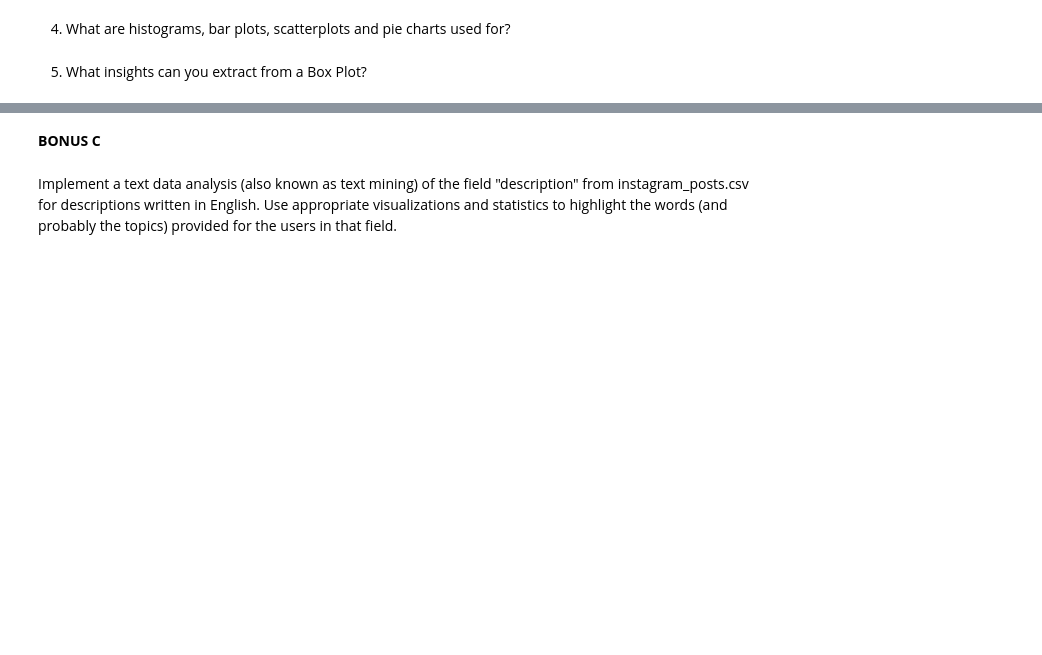
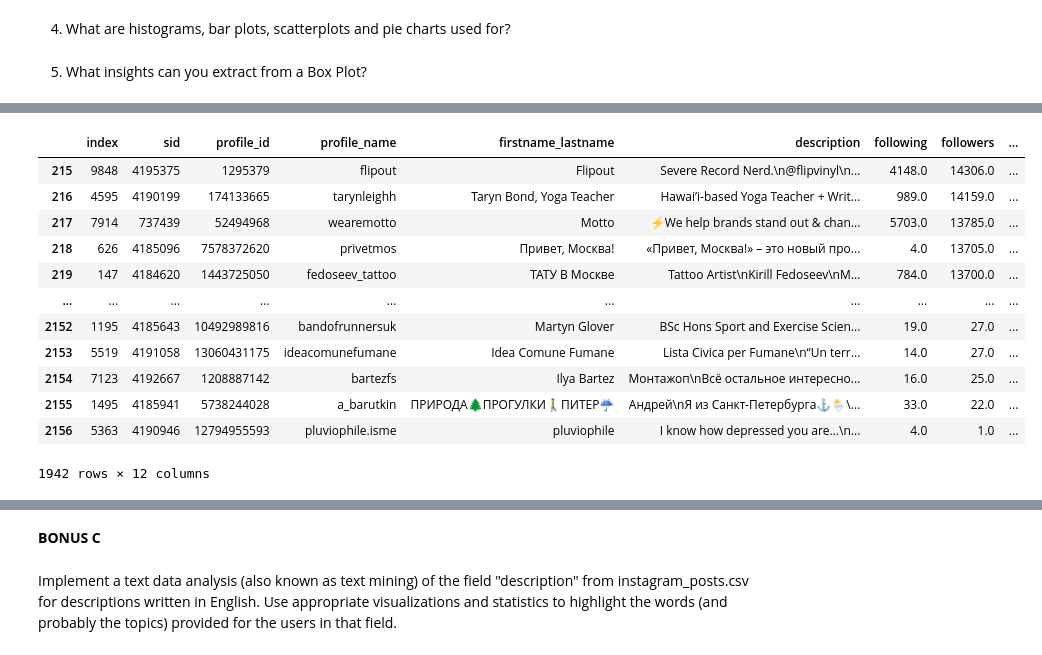
Before and after one commit to maryyyyna/ADM-HW2-Group14, a Jupyter notebook: main.ipynb, the cells around one changed output, grey strips where cells are left out. Cells and saved outputs as stored; diff of their text form; code cells hidden in the pictures; blank space fills up the shorter version.

```diff
--- a/main.ipynb
+++ b/main.ipynb
@@ -816,0 +865,18 @@ KeyboardInterrupt
+# %%
+#The second group takes the rest of the followers
+df2 = data[215:]
+df2
+# %% [output]
+|  | index | sid | profile_id | profile_name | firstname_lastname | description | following | followers | ... |
+| 215 | 9848 | 4195375 | 1295379 | flipout | Flipout | Severe Record Nerd.\n@flipvinyl\n... | 4148.0 | 14306.0 | ... |
+| 216 | 4595 | 4190199 | 174133665 | tarynleighh | Taryn Bond, Yoga Teacher | Hawai’i-based Yoga Teacher + Writ... | 989.0 | 14159.0 | ... |
+| 217 | 7914 | 737439 | 52494968 | wearemotto | Motto | ⚡️We help brands stand out & chan... | 5703.0 | 13785.0 | ... |
+| 218 | 626 | 4185096 | 7578372620 | privetmos | Привет, Москва! | «Привет, Москва!» – это новый про... | 4.0 | 13705.0 | ... |
+| 219 | 147 | 4184620 | 1443725050 | fedoseev_tattoo | ТАТУ В Москве | Tattoo Artist\nKirill Fedoseev\nM... | 784.0 | 13700.0 | ... |
+| ... | ... | ... | ... | ... | ... | ... | ... | ... | ... |
+| 2152 | 1195 | 4185643 | 10492989816 | bandofrunnersuk | Martyn Glover | BSc Hons Sport and Exercise Scien... | 19.0 | 27.0 | ... |
+| 2153 | 5519 | 4191058 | 13060431175 | ideacomunefumane | Idea Comune Fumane | Lista Civica per Fumane\n“Un terr... | 14.0 | 27.0 | ... |
+| 2154 | 7123 | 4192667 | 1208887142 | bartezfs | Ilya Bartez | Монтажоп\nВсё остальное интересно... | 16.0 | 25.0 | ... |
+| 2155 | 1495 | 4185941 | 5738244028 | a_barutkin | ПРИРОДА🌲ПРОГУЛКИ🚶‍♂️ПИТЕР☔ | Андрей\nЯ из Санкт-Петербурга⚓🌦️\... | 33.0 | 22.0 | ... |
+| 2156 | 5363 | 4190946 | 12794955593 | pluviophile.isme | pluviophile | I know how depressed you are...\n... | 4.0 | 1.0 | ... |
+1942 rows × 12 columns
```
Also changed, not shown: parts of 11 cells of this notebook.
